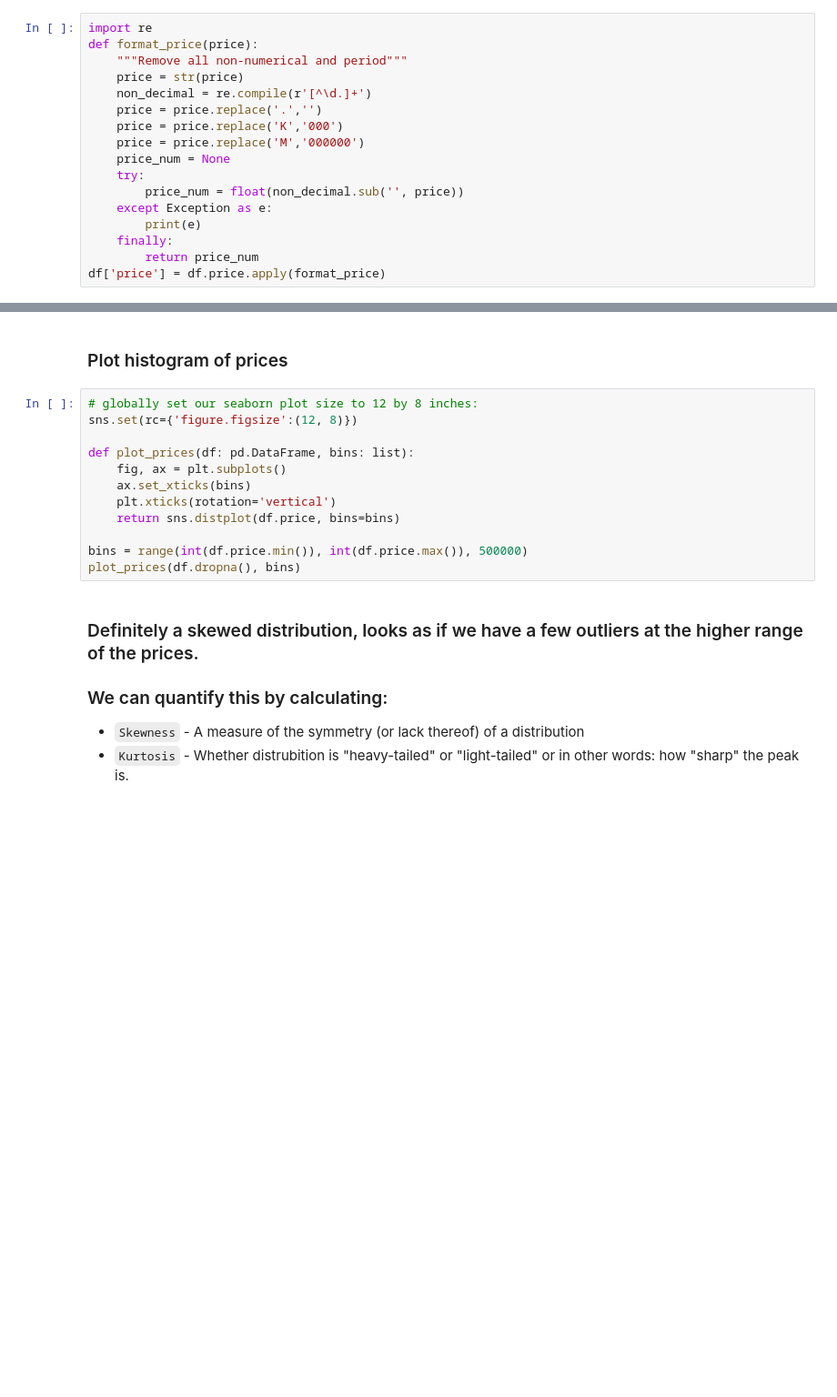
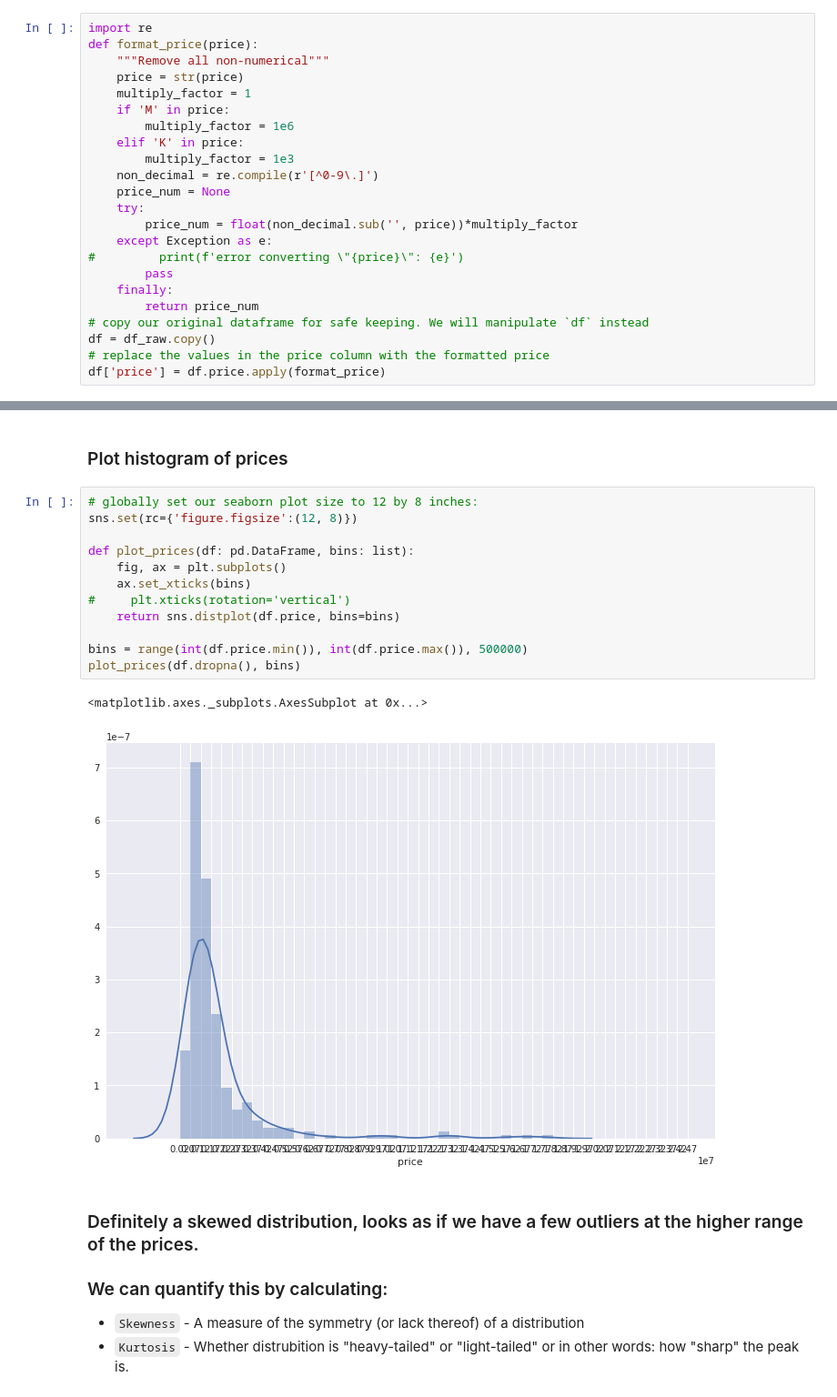
Before and after one commit to kylehounslow/mlbootcampSF, a Jupyter notebook: notebooks/1 - Exploratory Data Analysis.ipynb, the cells around one changed output, grey strips where cells are left out. Shown at 91% size. Cells and saved outputs as stored; diff of their text form; blank space fills up the shorter version.

```diff
--- a/notebooks/1 - Exploratory Data Analysis.ipynb
+++ b/notebooks/1 - Exploratory Data Analysis.ipynb
@@ -81,17 +93,23 @@ memory usage: 42.0+ KB
 # %%
 import re
 def format_price(price):
-    """Remove all non-numerical and period"""
+    """Remove all non-numerical"""
     price = str(price)
-    non_decimal = re.compile(r'[^\d.]+')
-    price = price.replace('.','')
-    price = price.replace('K','000')
-    price = price.replace('M','000000')
+    multiply_factor = 1
+    if 'M' in price:
+        multiply_factor = 1e6
+    elif 'K' in price:
+        multiply_factor = 1e3
+    non_decimal = re.compile(r'[^0-9\.]')
     price_num = None
     try:
-        price_num = float(non_decimal.sub('', price))
+        price_num = float(non_decimal.sub('', price))*multiply_factor
     except Exception as e:
-        print(e)
+#         print(f'error converting \"{price}\": {e}')
+        pass
     finally:
         return price_num
+# copy our original dataframe for safe keeping. We will manipulate `df` instead
+df = df_raw.copy()
+# replace the values in the price column with the formatted price
 df['price'] = df.price.apply(format_price)
@@ -246,15 +288,18 @@ We will use `Seaborn` to visualize the data.
 # %%
 # globally set our seaborn plot size to 12 by 8 inches:
 sns.set(rc={'figure.figsize':(12, 8)})
 
 def plot_prices(df: pd.DataFrame, bins: list):
     fig, ax = plt.subplots()
     ax.set_xticks(bins)
-    plt.xticks(rotation='vertical')
+#     plt.xticks(rotation='vertical')
     return sns.distplot(df.price, bins=bins)
 
 bins = range(int(df.price.min()), int(df.price.max()), 500000)
 plot_prices(df.dropna(), bins)
+# %% [output]
+<matplotlib.axes._subplots.AxesSubplot at 0x...>
+[figure, added]
 # %% [markdown]
 ### Definitely a skewed distribution, looks as if we have a few outliers at the higher range of the prices.
 ### We can quantify this by calculating:
```
Also changed, not shown: parts of 46 cells of this notebook, 1 other file.
